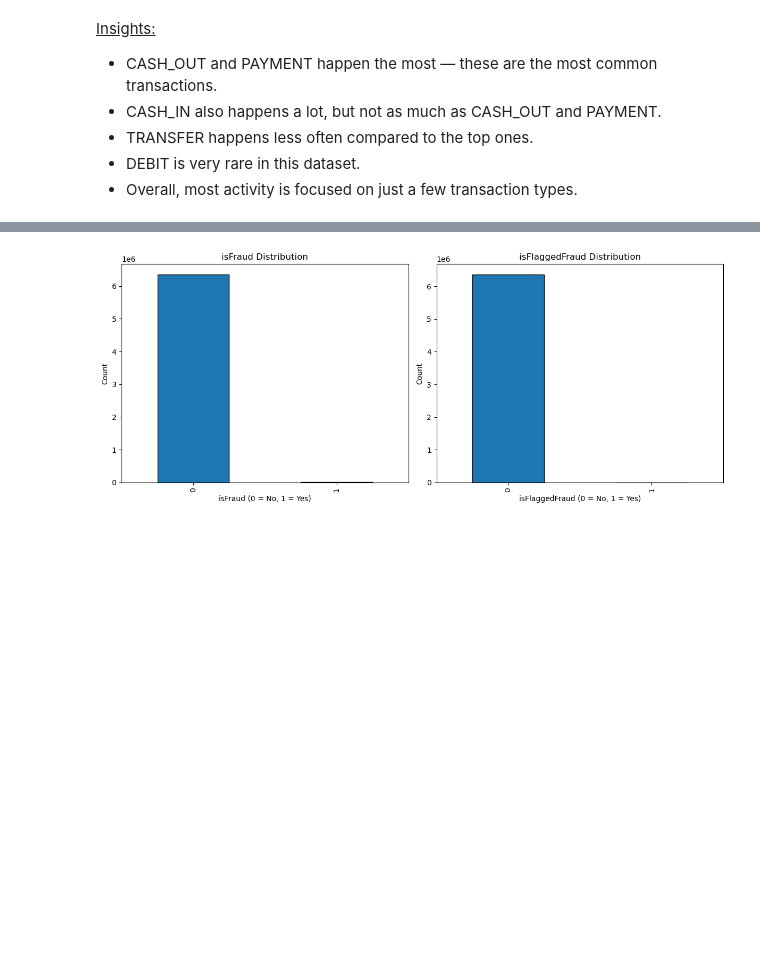
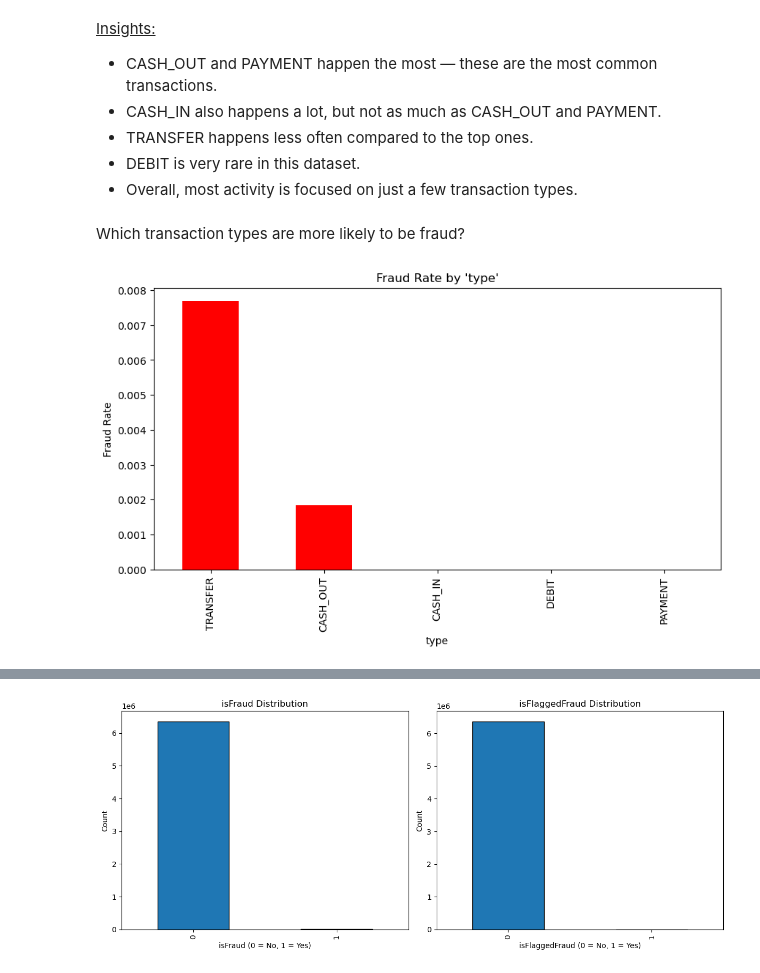
Before and after one commit to nicolous-peril/financial_fraud, a Jupyter notebook: code/01_explore.ipynb, the cells around one changed output, grey strips where cells are left out. Cells and saved outputs as stored; diff of their text form; code cells hidden in the pictures; blank space fills up the shorter version.

```diff
--- a/code/01_explore.ipynb
+++ b/code/01_explore.ipynb
@@ -243,3 +277,17 @@ plt.show()
 - TRANSFER happens less often compared to the top ones.
 - DEBIT is very rare in this dataset.
 - Overall, most activity is focused on just a few transaction types.
+# %% [markdown]
+Which transaction types are more likely to be fraud?
+# %%
+fraud_by_type = df.groupby('type')['isFraud'].mean().sort_values(ascending=False)
+
+fraud_by_type.plot(kind='bar', figsize=(10,5), color='red')
+
+plt.title("Fraud Rate by 'type'")
+plt.xlabel("type")
+plt.ylabel("Fraud Rate")
+
+plt.show()
+# %% [output]
+[figure, added]
```
Also changed, not shown: parts of 15 cells of this notebook, 2 other files.
